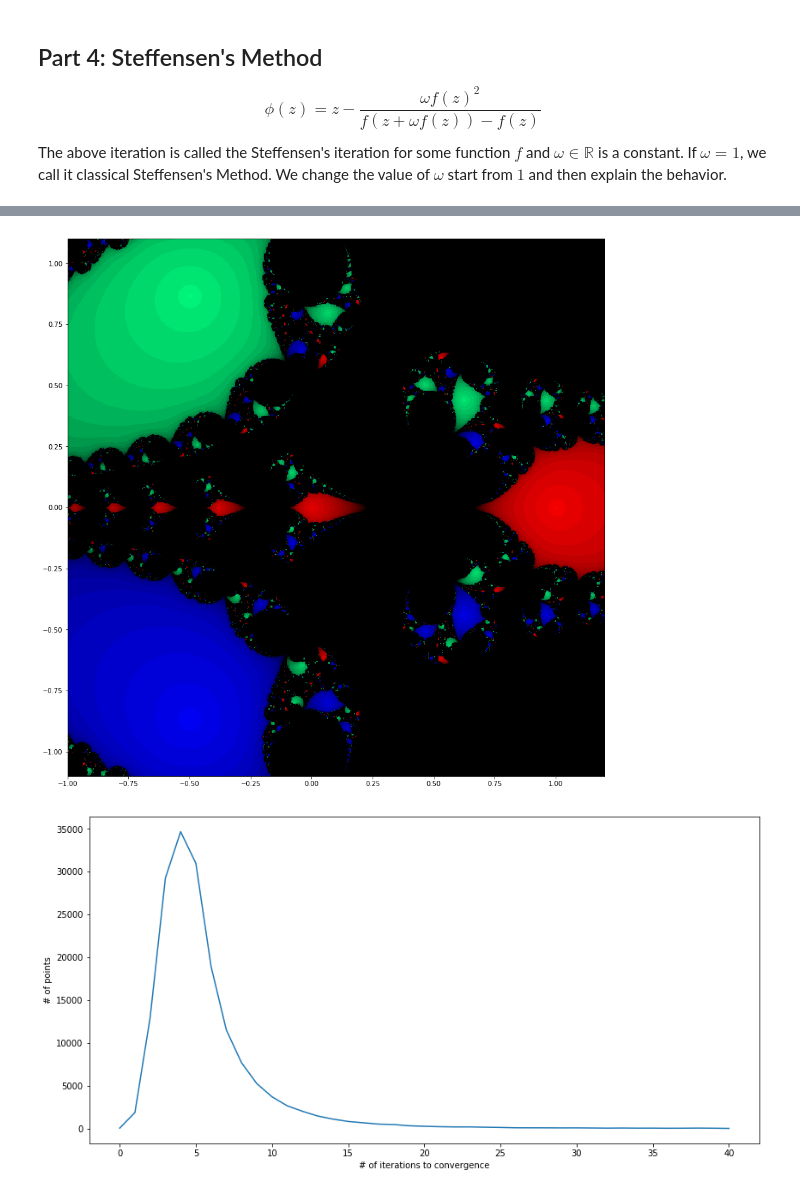
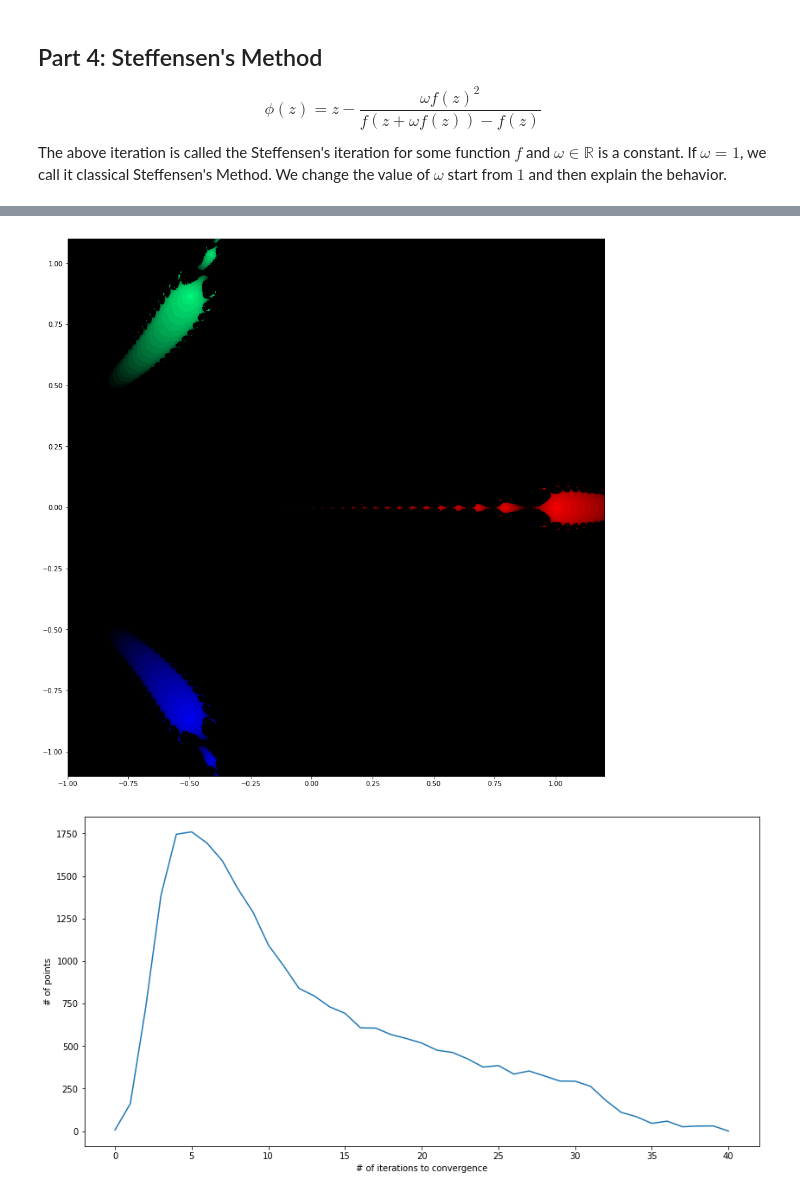
Before and after one commit to ShenshunYao/Math387-Numerical-analysis-Lab-assignment, a Jupyter notebook: newton.ipynb, the cells around one changed output, grey strips where cells are left out. Drawn from its saved outputs; the diff is of its cells as text; code cells hidden in the pictures.

```diff
--- a/newton.ipynb
+++ b/newton.ipynb
@@ -153,8 +153,8 @@ ymin = -4.1
 ymax = 4.1
 eps = .0001
 maxit = 40
-imgx = 700
-imgy = 700
+imgx = 1000
+imgy = 1000
 img = np.zeros((imgy,imgx,3))
 a = (xmax-xmin)/imgx
 b = (ymax-ymin)/imgy
@@ -214,5 +263,5 @@ cc=[[1,0,0],[0,1,.5],[0,0,1]]
 # %%
-w=1
+w=5 #change the omega to 5
 xmin = -1.
 xmax = 1.2
 ymin = -1.1
@@ -231,33 +280,33 @@ for i in range(imgy):
     for j in range(imgx):
         x=xmin+a*j
         y=ymax-b*i
         z0=complex(x,y)
         for k in range(maxit):
             if abs(z0)<eps:
                 h[maxit]+=1
                 break
             z=newphi(z0,w)
             con=False
             for l in range(len(zz)):
                 if abs(z-zz[l])<eps:
                     con=True
                     break
             if(con):
                 img[i,j]=[np.clip((sit-k)*f*c,0,1) for c in cc[l]]
                 h[k]+=1
                 break
             z0=z
         if k==maxit: h[maxit]+=1
 plt.figure(figsize=(15,15))
 plt.imshow(img,extent=[xmin,xmax,ymin,ymax])
 plt.show()
 scipy.misc.imsave('newt.png', img)
 plt.figure(figsize=(14,7))
 plt.plot(range(maxit+1),h)
 plt.xlabel('# of iterations to convergence')
 plt.ylabel('# of points')
 plt.show()
 # %% [output]
-[figure, old version]
+[figure, new version]
-[figure, old version]
+[figure, new version]
 # %%
```
Also changed, not shown: parts of 8 cells of this notebook, 1 other file.
